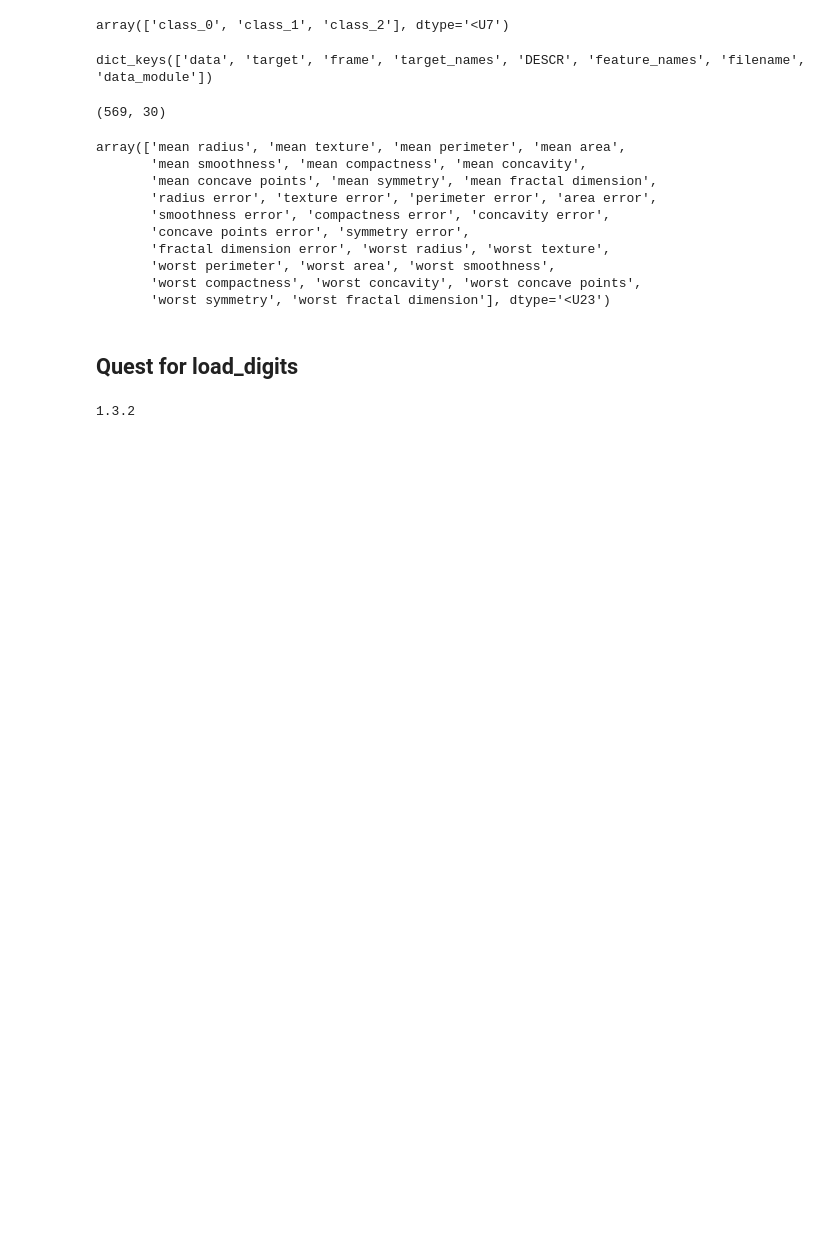
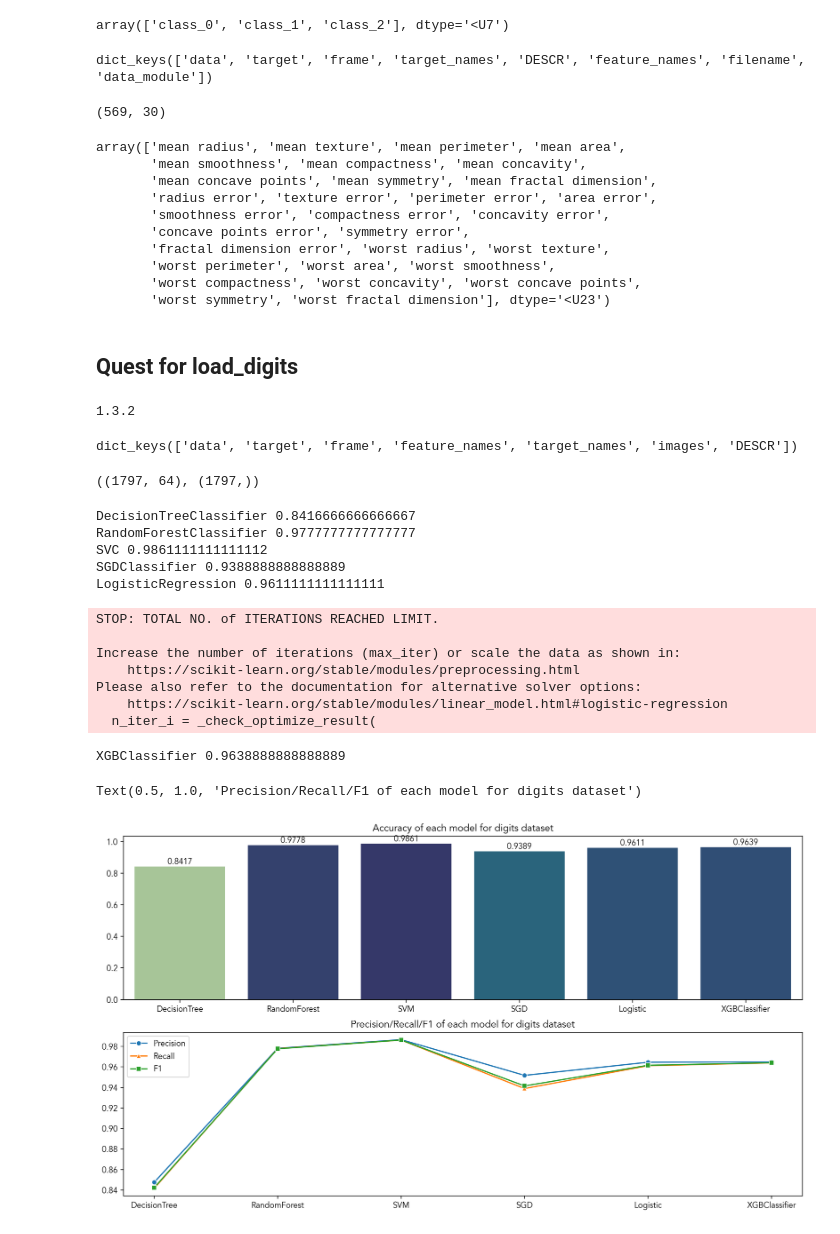
Before and after one commit to gyjong/workplace, a Jupyter notebook: quest_0220/0220_iris.ipynb, the cells around one changed output. Saved outputs shown, nothing was run; the diff lists cells and outputs as text; code cells hidden in the pictures; blank space fills up the shorter version.

```diff
--- a/quest_0220/0220_iris.ipynb
+++ b/quest_0220/0220_iris.ipynb
@@ -514,3 +514,82 @@ import sklearn
 print(sklearn.__version__)
 # %% [output]
 1.3.2
+# %%
+from sklearn.datasets import load_digits
+digits = load_digits()
+digits.keys()
+# %% [output]
+dict_keys(['data', 'target', 'frame', 'feature_names', 'target_names', 'images', 'DESCR'])
+# %%
+digits_data = digits.data
+digits_label = digits.target
+digits_data.shape, digits_label.shape
+# %% [output]
+((1797, 64), (1797,))
+# %%
+from sklearn.model_selection import train_test_split
+from sklearn.tree import DecisionTreeClassifier
+from sklearn.ensemble import RandomForestClassifier
+from sklearn import svm
+from sklearn.linear_model import SGDClassifier
+from sklearn.linear_model import LogisticRegression
+from xgboost import XGBClassifier
+from sklearn.metrics import classification_report, accuracy_score, precision_score, recall_score, f1_score, confusion_matrix
+
+import matplotlib.pyplot as plt
+import seaborn as sns
+%matplotlib inline
+%config InlineBackend.figure_format = 'retina'
+plt.rcParams['font.family'] = 'Avenir'
+
+
+X_train, X_test, y_train, y_test = train_test_split(digits_data, digits_label, test_size=0.2, random_state=25)
+
+Acc = []
+Prec = []
+Recall = []
+F1 = []
+
+for model in [DecisionTreeClassifier(),
+              RandomForestClassifier(),
+              svm.SVC(),
+              SGDClassifier(),
+              LogisticRegression(),
+              XGBClassifier()
+              ]:
+    model.fit(X_train, y_train)
+    y_pred = model.predict(X_test)
+    print(model.__class__.__name__, accuracy_score(y_test, y_pred))
+    Acc.append(accuracy_score(y_test, y_pred))
+    Prec.append(precision_score(y_test, y_pred, average='weighted'))
+    Recall.append(recall_score(y_test, y_pred, average='weighted'))
+    F1.append(f1_score(y_test, y_pred, average='weighted'))
+
+fig, ax = plt.subplots(2, 1, figsize=(15, 8))
+
+sns.barplot(y=Acc, x=['DecisionTree', 'RandomForest', 'SVM', 'SGD', 'Logistic', 'XGBClassifier'], hue = Acc, palette='crest', ax=ax[0])
+for i, acc in enumerate(Acc):
+    ax[0].text(i, acc, round(acc, 4), ha='center', va='bottom')
+ax[0].legend().remove()
+ax[0].set_title('Accuracy of each model for digits dataset')
+
+sns.lineplot(x=['DecisionTree', 'RandomForest', 'SVM', 'SGD', 'Logistic', 'XGBClassifier'], y=Prec, label='Precision', ax=ax[1], marker='o')
+sns.lineplot(x=['DecisionTree', 'RandomForest', 'SVM', 'SGD', 'Logistic', 'XGBClassifier'], y=Recall, label='Recall', ax=ax[1], marker='^')
+sns.lineplot(x=['DecisionTree', 'RandomForest', 'SVM', 'SGD', 'Logistic', 'XGBClassifier'], y=F1, label='F1', ax=ax[1], marker='s')
+ax[1].set_title('Precision/Recall/F1 of each model for digits dataset')
+# %% [output]
+DecisionTreeClassifier 0.8416666666666667
+RandomForestClassifier 0.9777777777777777
+SVC 0.9861111111111112
+SGDClassifier 0.9388888888888889
+LogisticRegression 0.9611111111111111
+STOP: TOTAL NO. of ITERATIONS REACHED LIMIT.
+
+Increase the number of iterations (max_iter) or scale the data as shown in:
+    https://scikit-learn.org/stable/modules/preprocessing.html
+Please also refer to the documentation for alternative solver options:
+    https://scikit-learn.org/stable/modules/linear_model.html#logistic-regression
+  n_iter_i = _check_optimize_result(
+XGBClassifier 0.9638888888888889
+Text(0.5, 1.0, 'Precision/Recall/F1 of each model for digits dataset')
+[figure, added]
```
Also changed, not shown: parts of 8 cells of this notebook.
